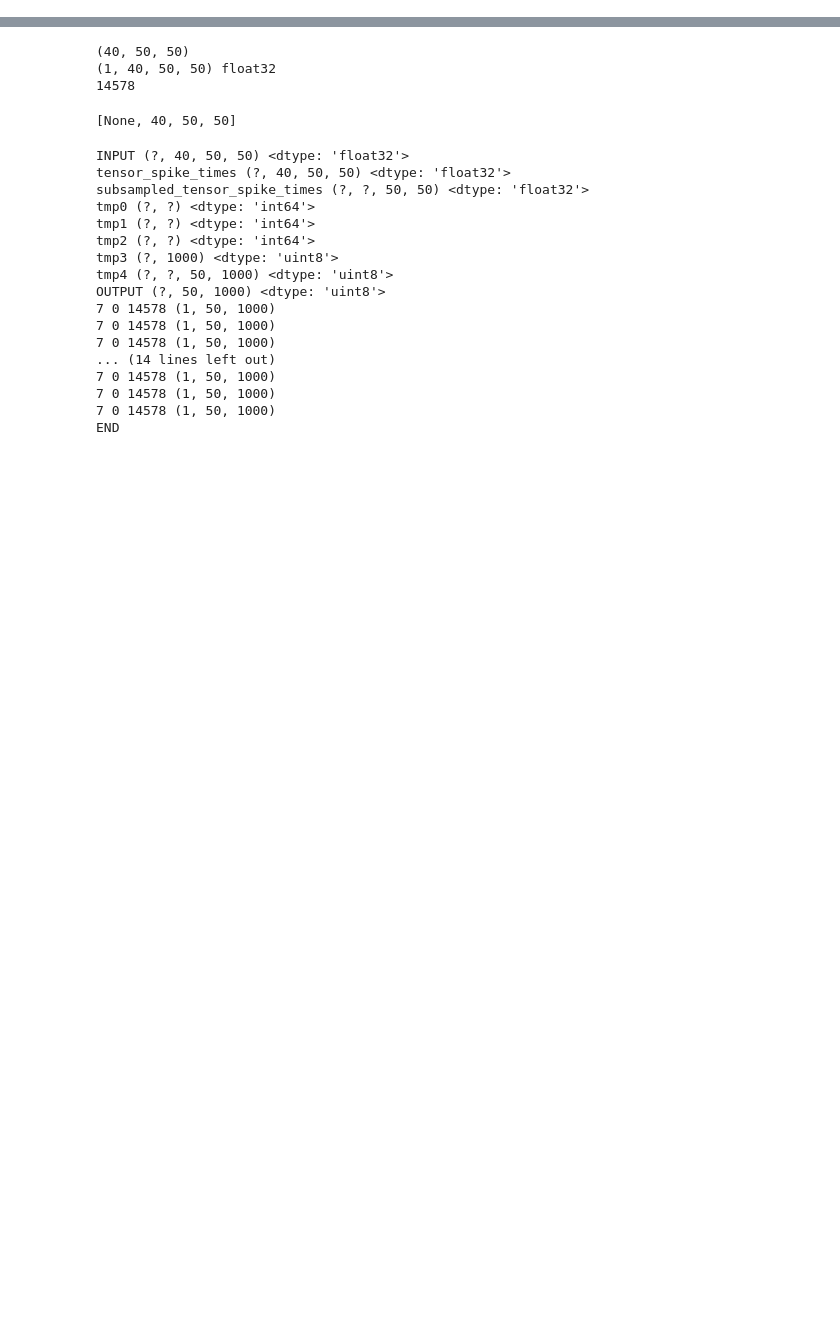
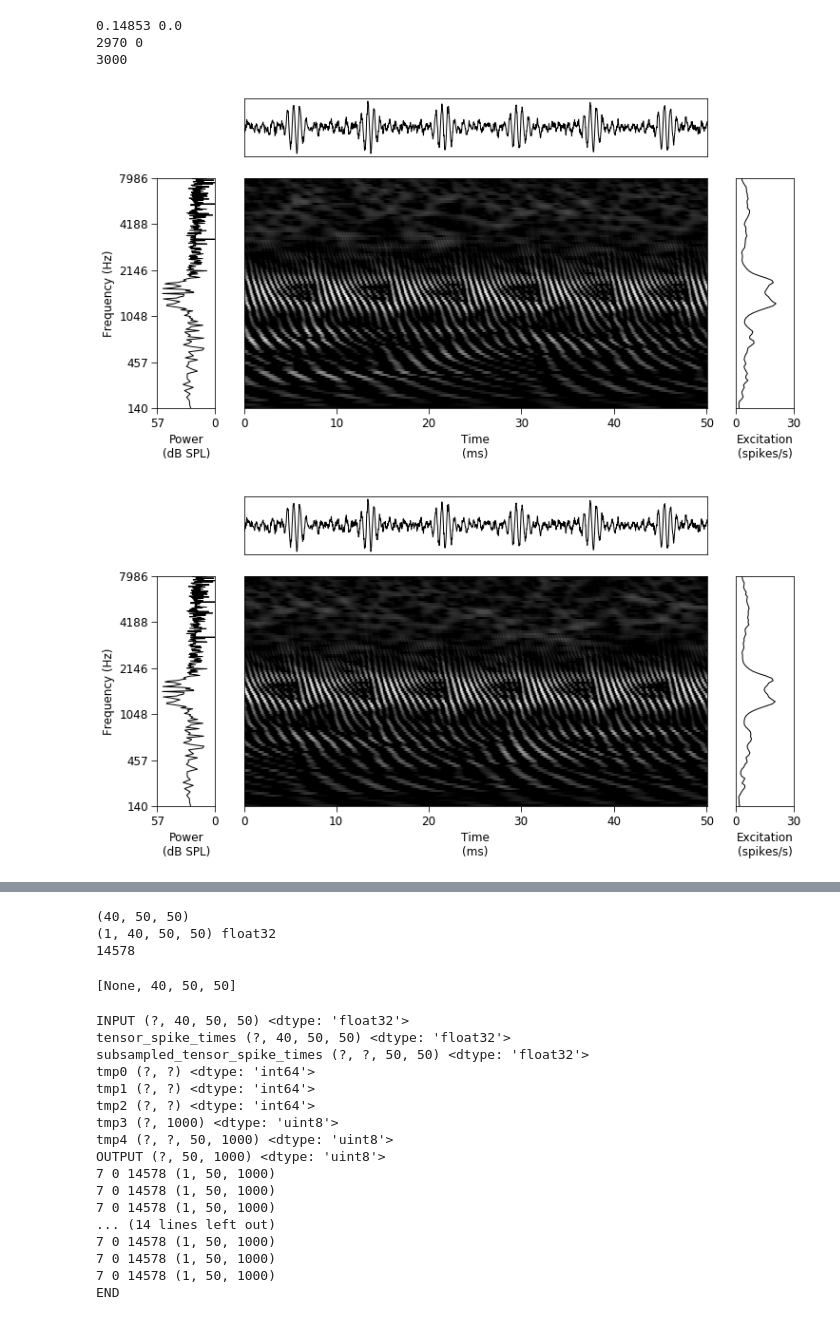
Before and after one commit to msaddler/bez2018model, a Jupyter notebook: notebook_debug_bez2018model.ipynb, the cells around one changed output, grey strips where cells are left out. Saved outputs shown, nothing was run; the diff lists cells and outputs as text; code cells hidden in the pictures; blank space fills up the shorter version.

Commit message:
verifyng nervegram and nervegram_meanrates functions provide compatible outputs for the same stimuli

```diff
--- a/notebook_debug_bez2018model.ipynb
+++ b/notebook_debug_bez2018model.ipynb
@@ -18 +120,79 @@ import util_stimuli
+# %%
+spike_times = out_dict['nervegram_spike_times']
+nervegram_fs = out_dict['nervegram_fs']
+nervegram_dur = out_dict['nervegram_dur']
+spike_indices = (spike_times * nervegram_fs).astype(int)
+
+print(spike_times.max(), spike_times.min())
+print(spike_indices.max(), spike_indices.min())
+print(int(nervegram_fs * nervegram_dur))
+
+# spike_times
+# spike_indices
+# %% [output]
+0.14853 0.0
+2970 0
+3000
+# %%
+figsize=(12, 6)
+nrows=2
+ncols=3
+gridspec_kw = {
+    'wspace': 0.15,
+    'hspace': 0.15,
+    'width_ratios': [1, 8, 1],
+    'height_ratios': [1, 4],
+}
+
+waveform = out_dict['pin']
+sr_waveform = out_dict['pin_fs']
+nervegram = NEW_MEANRATES#out_dict['nervegram_meanrates']
+sr_nervegram = out_dict['nervegram_fs']
+
+fig, ax_arr = plt.subplots(nrows=nrows, ncols=ncols, figsize=figsize, gridspec_kw=gridspec_kw)
+util_figures.make_stimulus_summary_plot(ax_arr,
+                                        ax_idx_waveform=1,
+                                        ax_idx_spectrum=3,
+                                        ax_idx_nervegram=4,
+                                        ax_idx_excitation=5,
+                                        waveform=waveform,
+                                        nervegram=nervegram,
+                                        sr_waveform=sr_waveform,
+                                        sr_nervegram=sr_nervegram,
+                                        cfs=out_dict['cf_list'])
+plt.tight_layout()
+plt.show()
+
+
+figsize=(12, 6)
+nrows=2
+ncols=3
+gridspec_kw = {
+    'wspace': 0.15,
+    'hspace': 0.15,
+    'width_ratios': [1, 8, 1],
+    'height_ratios': [1, 4],
+}
+
+waveform = out_dict['pin']
+sr_waveform = out_dict['pin_fs']
+nervegram = OLD_MEANRATES#out_dict['nervegram_meanrates']
+sr_nervegram = out_dict['nervegram_fs']
+
+fig, ax_arr = plt.subplots(nrows=nrows, ncols=ncols, figsize=figsize, gridspec_kw=gridspec_kw)
+util_figures.make_stimulus_summary_plot(ax_arr,
+                                        ax_idx_waveform=1,
+                                        ax_idx_spectrum=3,
+                                        ax_idx_nervegram=4,
+                                        ax_idx_excitation=5,
+                                        waveform=waveform,
+                                        nervegram=nervegram,
+                                        sr_waveform=sr_waveform,
+                                        sr_nervegram=sr_nervegram,
+                                        cfs=out_dict['cf_list'])
+plt.tight_layout()
+plt.show()
+# %% [output]
+[figure, added]
+[figure, added]
 # %%
```
Also changed, not shown: parts of 7 cells of this notebook, 1 other file.
